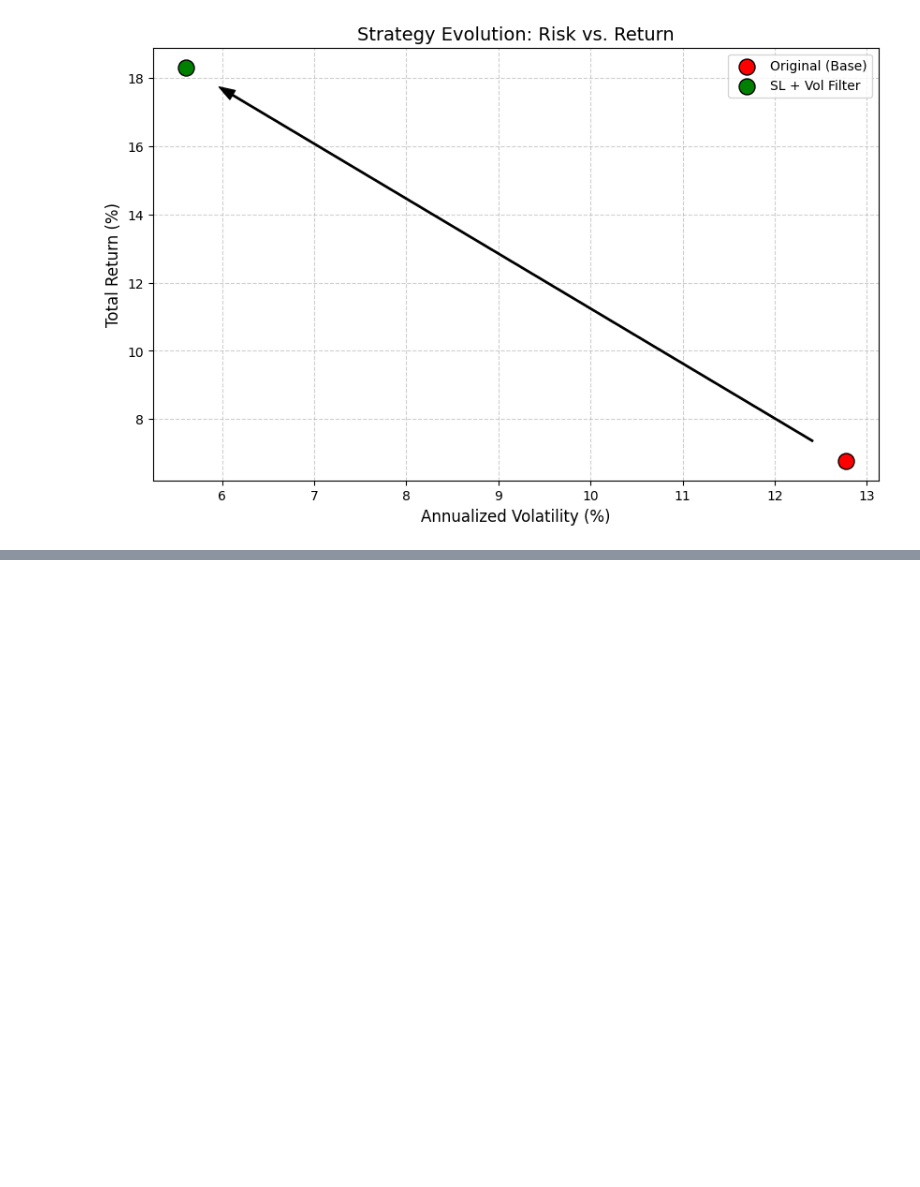
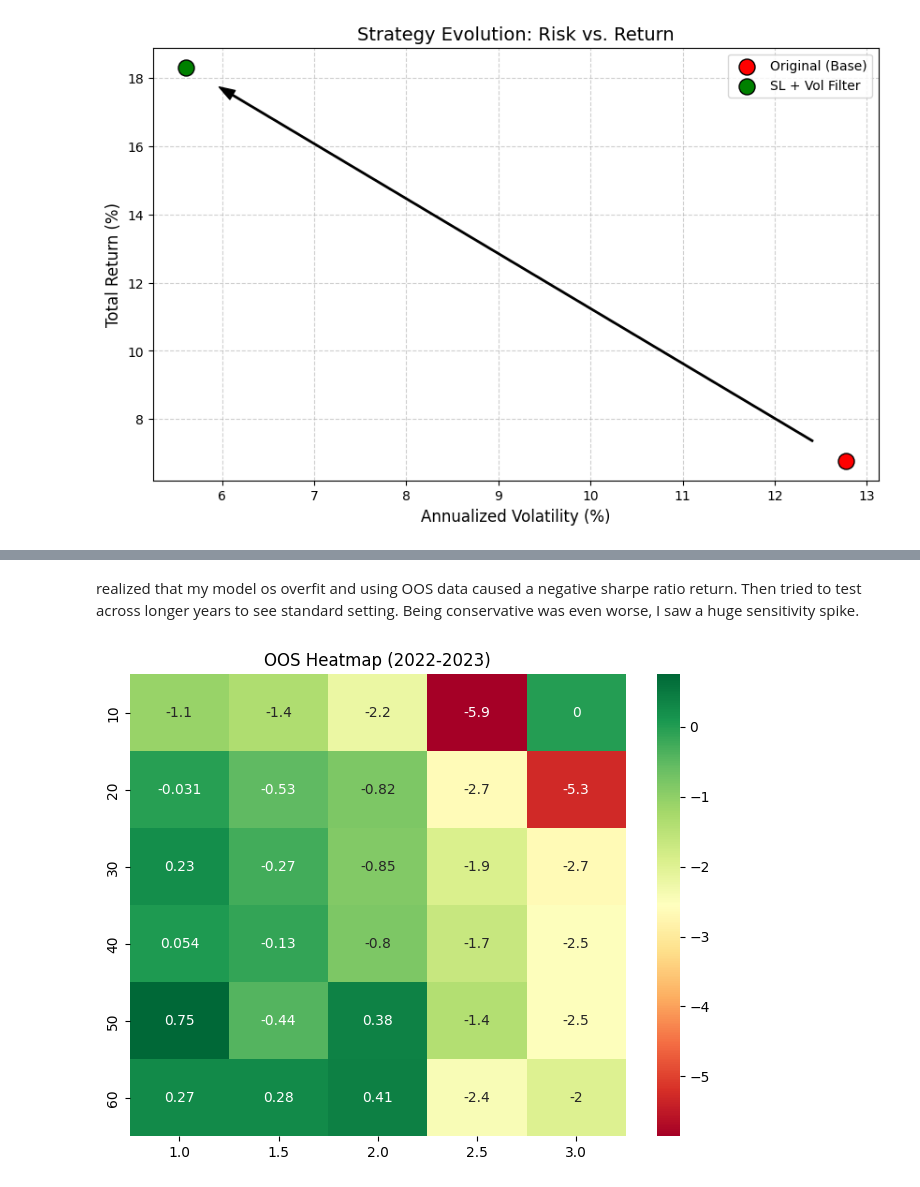
Before and after one commit to mikailrizvi/Metal-Divergence-Analysis, a Jupyter notebook: notebooks/01EA.ipynb, the cells around one changed output, grey strips where cells are left out. Cells and saved outputs as stored; diff of their text form; code cells hidden in the pictures; blank space fills up the shorter version.

```diff
--- a/notebooks/01EA.ipynb
+++ b/notebooks/01EA.ipynb
@@ -286,0 +346,18 @@ for i, w in enumerate(windows):
+# %% [markdown]
+realized that my model os overfit and using OOS data caused a negative sharpe ratio return. Then tried to test across longer years to see standard setting. Being conservative was even worse, I saw a huge sensitivity spike.
+# %%
+# Running heatmap optimization on OOS data
+oos_results = np.zeros((len(windows), len(z_scores)))
+
+for i, w in enumerate(windows):
+    for j, z in enumerate(z_scores):
+        rets = run_backtest(oos_data, w, z)
+        oos_results[i, j] = perf.calculate_sharpe_ratio(rets)
+
+# Plotting
+plt.figure(figsize=(8, 6))
+sns.heatmap(oos_results, annot=True, xticklabels=z_scores, yticklabels=windows, cmap='RdYlGn')
+plt.title('OOS Heatmap (2022-2023)')
+plt.show()
+# %% [output]
+[figure, added]
```
Also changed, not shown: parts of 8 cells of this notebook.
